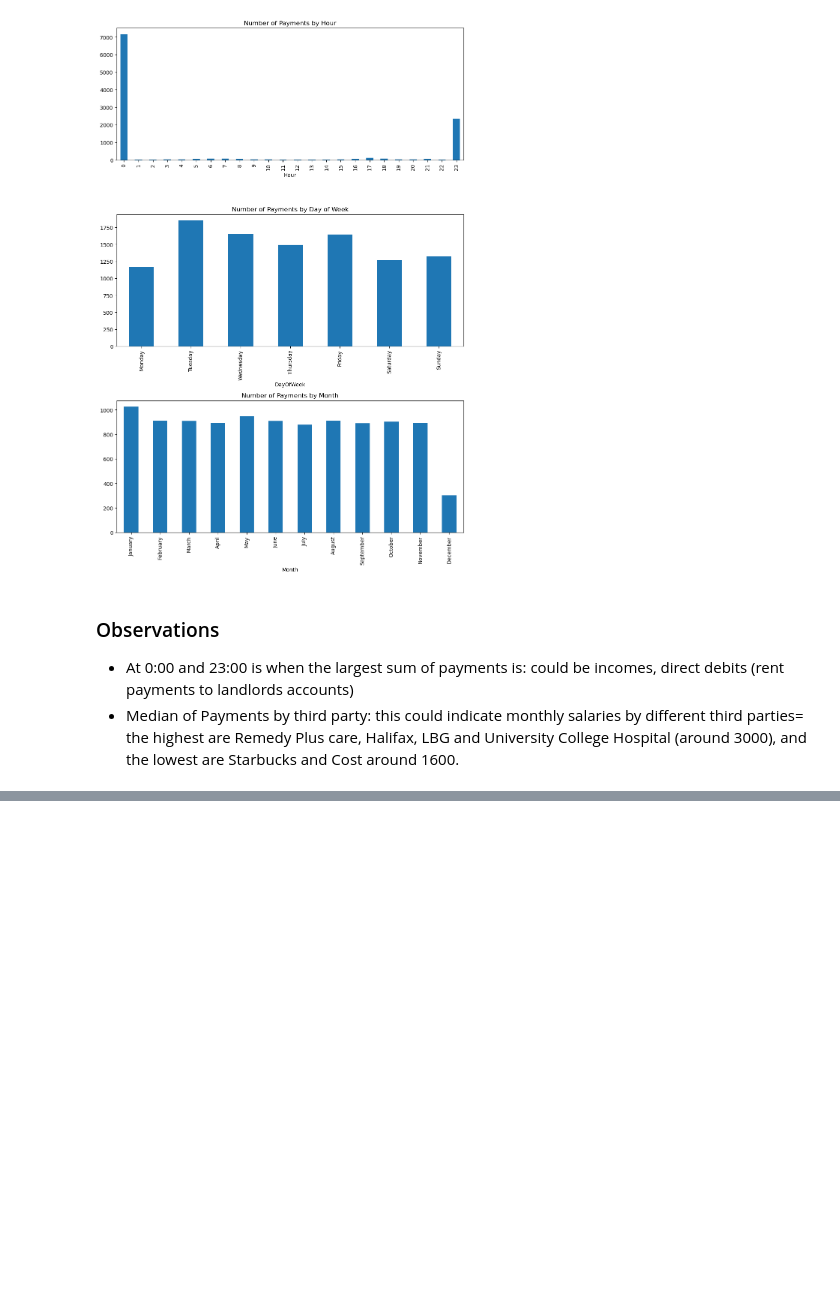
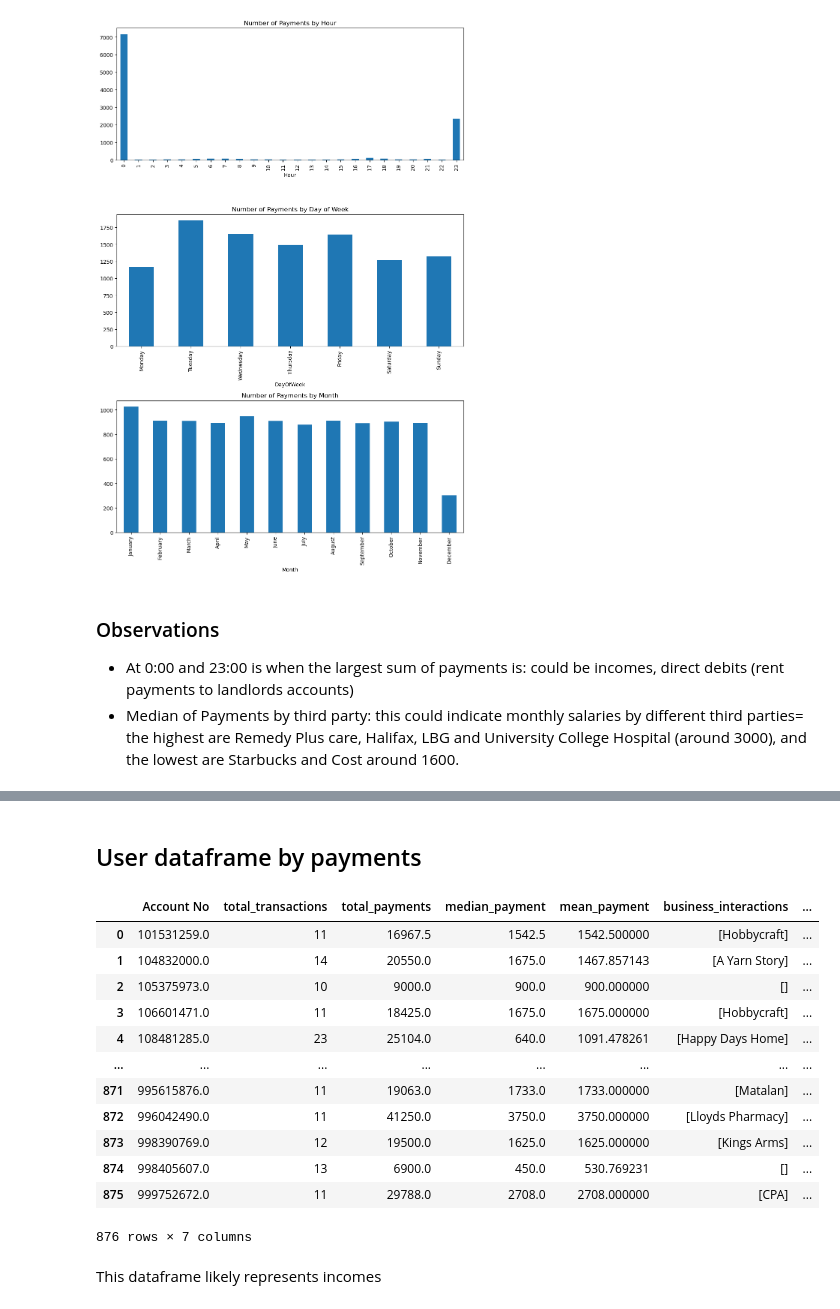
Before and after one commit to UoB-DSMP-2023-24/dsmp-2024-group27, a Jupyter notebook: Dataset2_EDA.ipynb, the cells around one changed output, grey strips where cells are left out. Saved outputs shown, nothing was run; the diff lists cells and outputs as text; code cells hidden in the pictures; blank space fills up the shorter version.

Commit message:
created industry categories for the new dataset2, and user dataframes

```diff
--- a/Dataset2_EDA.ipynb
+++ b/Dataset2_EDA.ipynb
@@ -437,0 +487,30 @@ See the caveats in the documentation: https://pandas.pydata.org/pandas-docs/stab
+# %% [markdown]
+## User dataframe by payments
+# %%
+# Grouping by 'Account No' to get the aggregated data for each user
+payments_to_users = payments_df.groupby('Account No').agg(
+    total_transactions=('Amount', 'count'),
+    total_payments=('Amount', 'sum'),
+    median_payment=('Amount', 'median'),
+    mean_payment=('Amount', 'mean'),
+    business_interactions=('Third Party Name', lambda x: list(x.dropna().unique())),
+    user_interactions=('Third Party Account No', lambda x: list(x.dropna().unique()))
+).reset_index()
+
+payments_to_users
+# %% [output]
+|  | Account No | total_transactions | total_payments | median_payment | mean_payment | business_interactions | ... |
+| 0 | 101531259.0 | 11 | 16967.5 | 1542.5 | 1542.500000 | [Hobbycraft] | ... |
+| 1 | 104832000.0 | 14 | 20550.0 | 1675.0 | 1467.857143 | [A Yarn Story] | ... |
+| 2 | 105375973.0 | 10 | 9000.0 | 900.0 | 900.000000 | [] | ... |
+| 3 | 106601471.0 | 11 | 18425.0 | 1675.0 | 1675.000000 | [Hobbycraft] | ... |
+| 4 | 108481285.0 | 23 | 25104.0 | 640.0 | 1091.478261 | [Happy Days Home] | ... |
+| ... | ... | ... | ... | ... | ... | ... | ... |
+| 871 | 995615876.0 | 11 | 19063.0 | 1733.0 | 1733.000000 | [Matalan] | ... |
+| 872 | 996042490.0 | 11 | 41250.0 | 3750.0 | 3750.000000 | [Lloyds Pharmacy] | ... |
+| 873 | 998390769.0 | 12 | 19500.0 | 1625.0 | 1625.000000 | [Kings Arms] | ... |
+| 874 | 998405607.0 | 13 | 6900.0 | 450.0 | 530.769231 | [] | ... |
+| 875 | 999752672.0 | 11 | 29788.0 | 2708.0 | 2708.000000 | [CPA] | ... |
+876 rows × 7 columns
+# %% [markdown]
+This dataframe likely represents incomes
```
Also changed, not shown: parts of 6 cells of this notebook.
